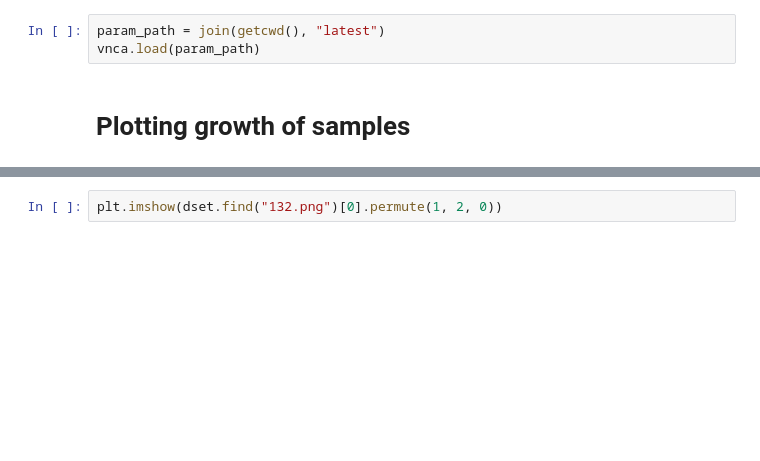
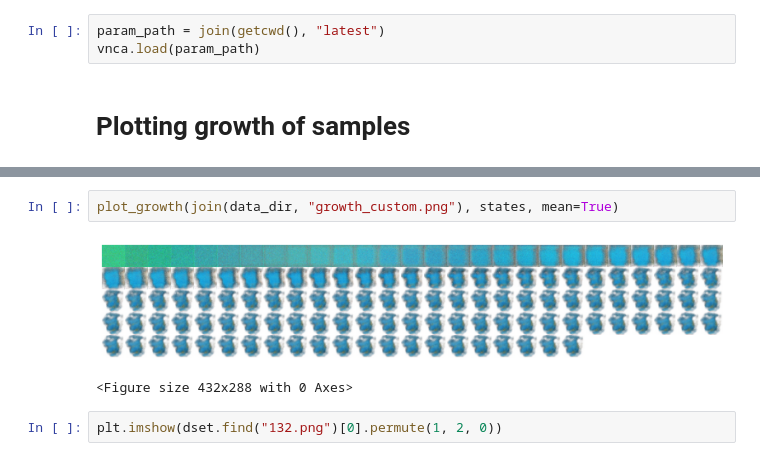
Before and after one commit to JanSchering/natural_computing, a Jupyter notebook: final/vnca/presentation_vis.ipynb, the cells around one changed output, grey strips where cells are left out. Drawn from its saved outputs; the diff is of its cells as text; blank space fills up the shorter version.

```diff
--- a/final/vnca/presentation_vis.ipynb
+++ b/final/vnca/presentation_vis.ipynb
@@ -210,3 +217,8 @@ plt.show()
+# %%
+plot_growth(join(data_dir, "growth_custom.png"), states, mean=True)
+# %% [output]
+[figure, added]
+<Figure size 432x288 with 0 Axes>
 # %%
 plt.imshow(dset.find("132.png")[0].permute(1, 2, 0))
 # %% [output]
```
Also changed, not shown: parts of 3 cells of this notebook, 3 other files.
